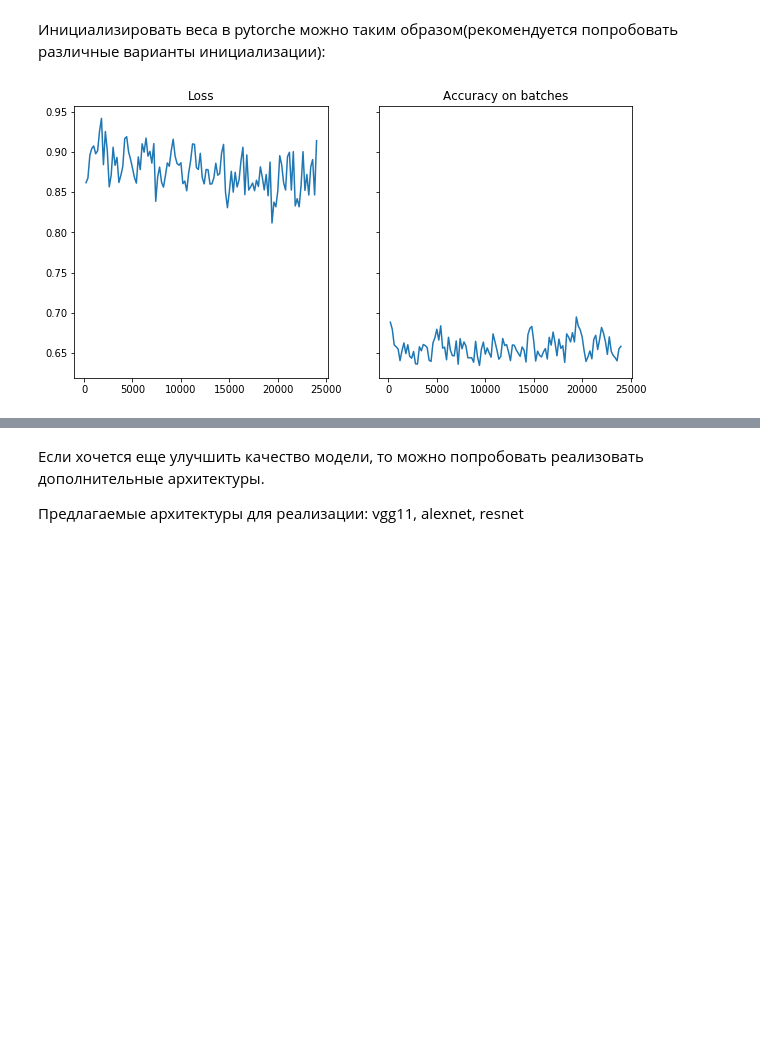
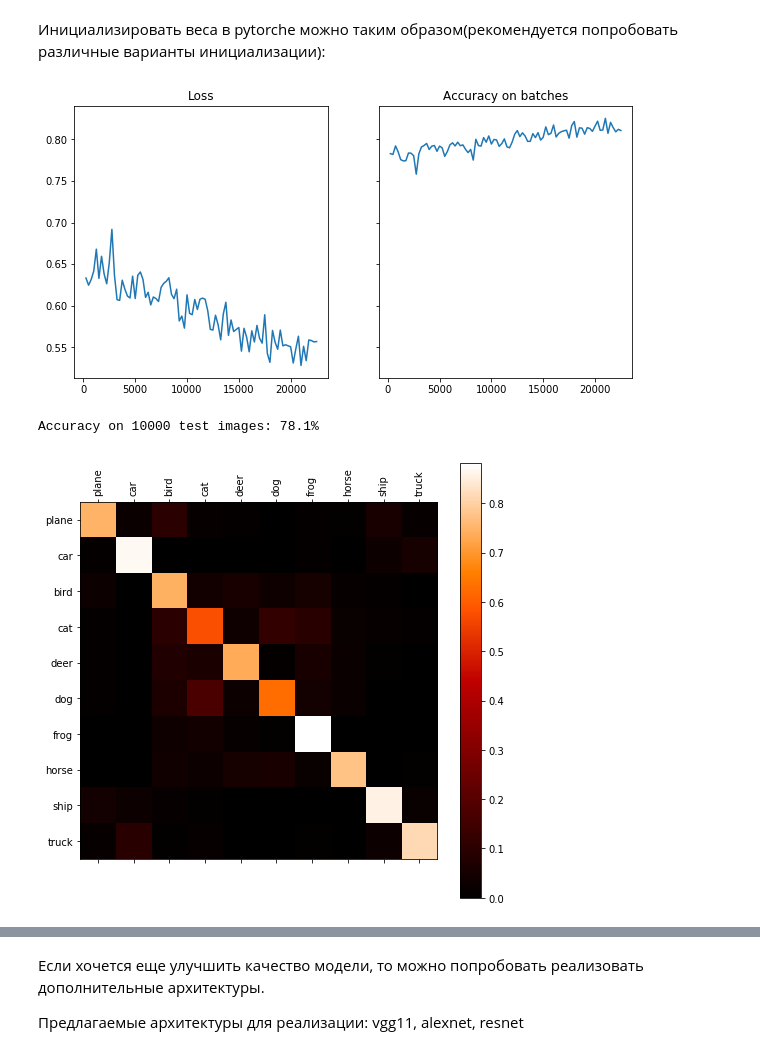
Before and after one commit to bazitur/dlschl-homeworks, a Jupyter notebook: homeworks/hw07/[hw7_1]pytorch_convnet.ipynb, the cells around one changed output, grey strips where cells are left out. Cells and saved outputs as stored; diff of their text form; code cells hidden in the pictures; blank space fills up the shorter version.

```diff
--- a/homeworks/hw07/[hw7_1]pytorch_convnet.ipynb
+++ b/homeworks/hw07/[hw7_1]pytorch_convnet.ipynb
@@ -510,6 +412,39 @@ def train(trainloader, testloader, reuse=False, skip_learning=False, epochs=2):
 # %%
 !rm -f save/better_cnn.pth
 # %%
-model = train(trainloader, testloader, reuse=True, epochs=20)
+model = train(trainloader, testloader, reuse=True, epochs=3)
 # %% [output]
-[figure, old version]
+[figure, new version]
+Accuracy on 10000 test images: 78.1%
+# %%
+# Keep track of correct guesses in a confusion matrix
+n_categories = len(classes)
+confusion = torch.zeros(n_categories, n_categories)
+
+# Go through a bunch of examples and record which are correctly guessed
+for imgs, labels in tqdm(testloader):
+    imgs, labels = Variable(imgs), labels
+    outputs = model(imgs)
+    _, pred = torch.max(outputs.data, 1)
+    confusion[labels, pred] += 1
+
+# Normalize by dividing every row by its sum
+for i in range(n_categories):
+    confusion[i] = confusion[i] / confusion[i].sum()
+# %%
+fig = plt.figure(figsize=(8, 8))
+ax = fig.add_subplot(111)
+cax = ax.matshow(confusion.numpy(), cmap="gist_heat")
+fig.colorbar(cax)
+
+# Set up axes
+ax.set_xticklabels(('',) + classes, rotation=90)
+ax.set_yticklabels(('',) + classes)
+
+# Force label at every tick
+ax.xaxis.set_major_locator(ticker.MultipleLocator(1))
+ax.yaxis.set_major_locator(ticker.MultipleLocator(1))
+
+plt.show()
+# %% [output]
+[figure, added]
```
Also changed, not shown: parts of 15 cells of this notebook, 4 other files.
